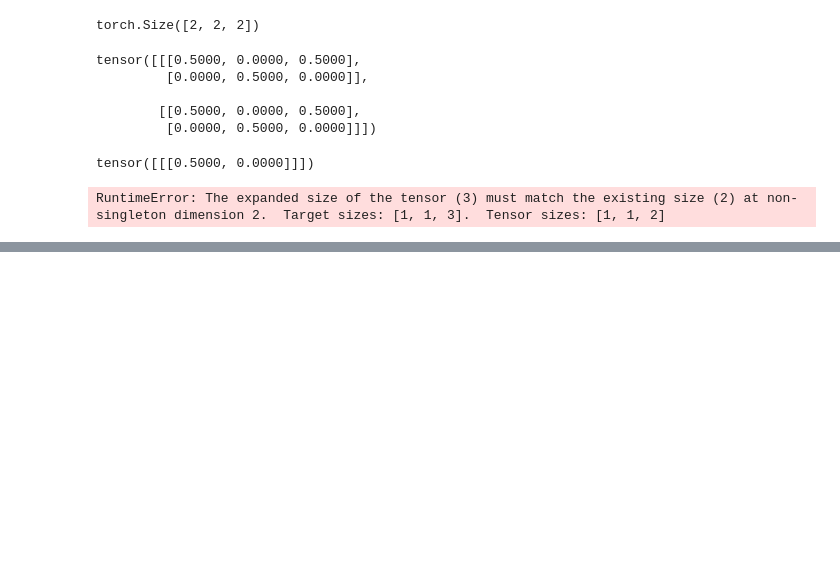
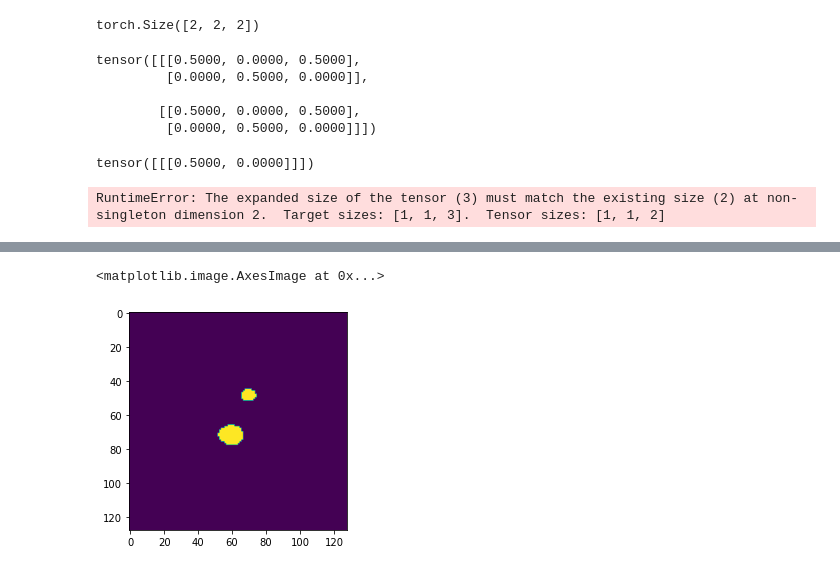
Before and after one commit to marinbenc/segment-then-segment, a Jupyter notebook: exploration.ipynb, the cells around one changed output, grey strips where cells are left out. Cells and saved outputs as stored; diff of their text form; code cells hidden in the pictures; blank space fills up the shorter version.

```diff
--- a/exploration.ipynb
+++ b/exploration.ipynb
@@ -129,0 +213,5 @@ RuntimeError: The expanded size of the tensor (3) must match the existing size (
+# %%
+plt.imshow(scan_low[0][0])
+# %% [output]
+<matplotlib.image.AxesImage at 0x...>
+[figure, added]
```
Also changed, not shown: parts of 7 cells of this notebook, 5 other files.
